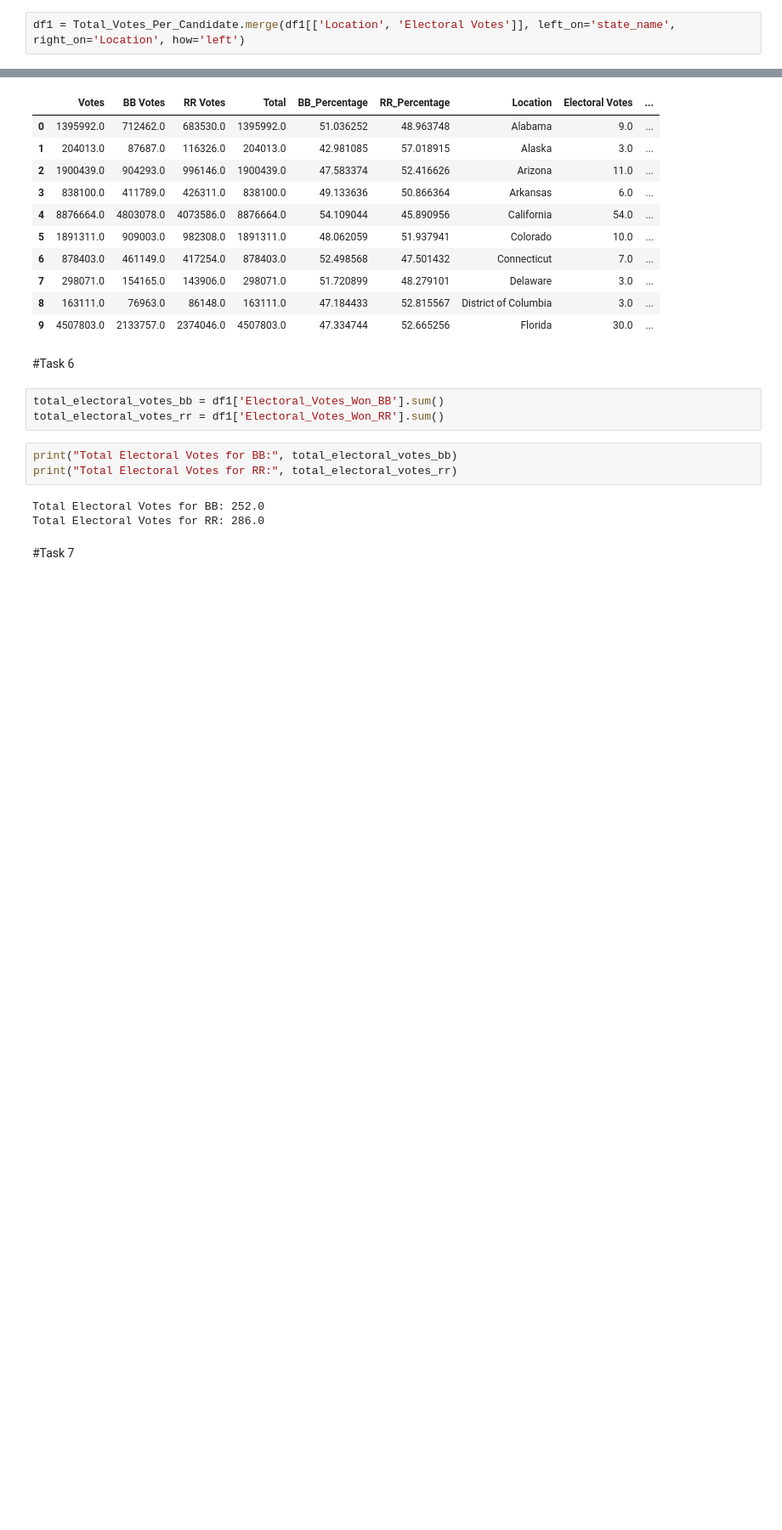
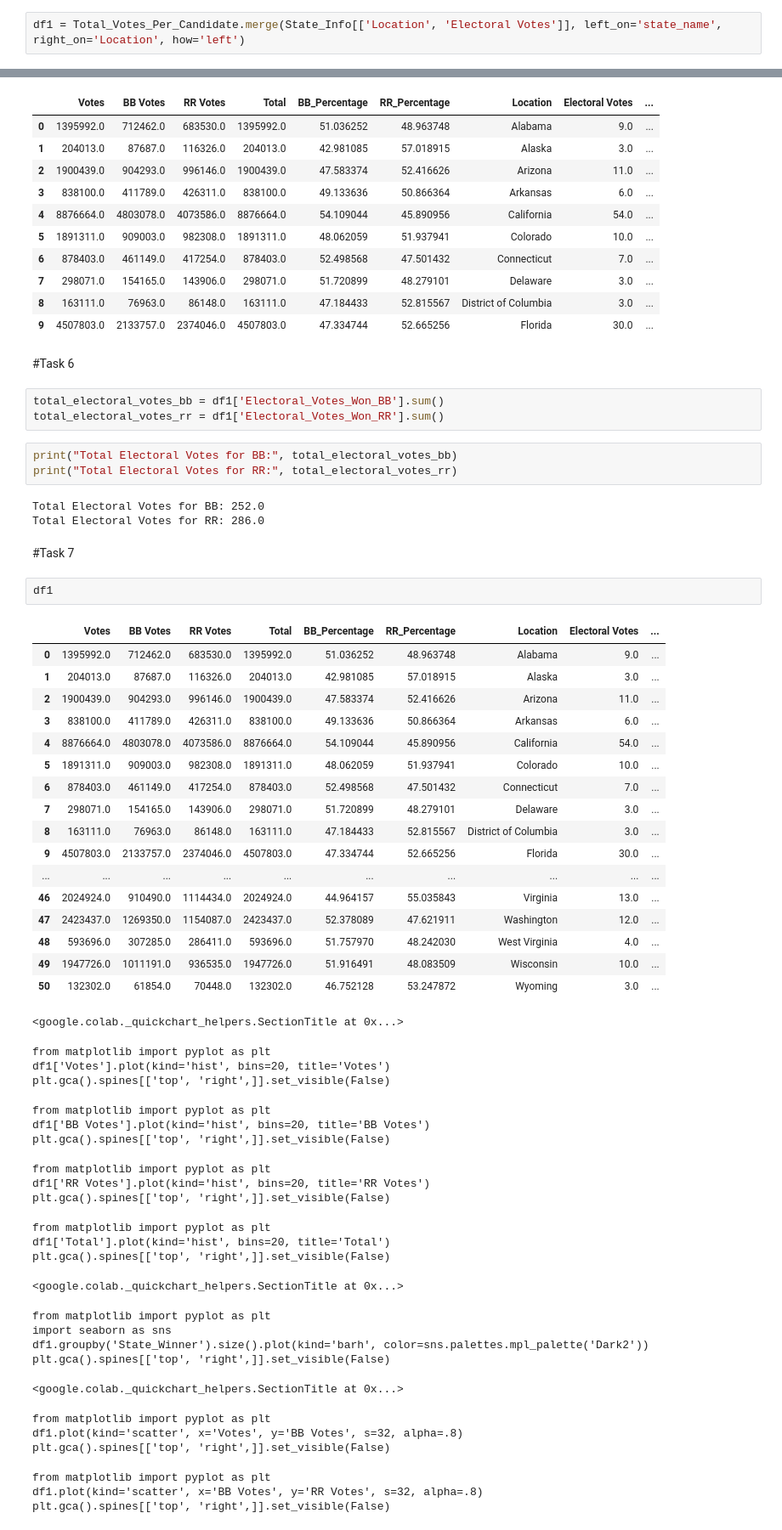
Before and after one commit to winesther23/CMPSC-132-Project-2, a Jupyter notebook: Project_2.ipynb, the cells around one changed output, grey strips where cells are left out. Shown: that part at 85% size. Saved outputs shown, nothing was run; the diff lists cells and outputs as text; blank space fills up the shorter version.

```diff
--- a/Project_2.ipynb
+++ b/Project_2.ipynb
@@ -134,7 +134,7 @@ The candidate with the popular vote is Road Runner with Road Runner Votes at 863
 # %%
 State_Info = pd.read_csv('/content/drive/MyDrive/Datasets/Project_2/State-Info.csv')
 # %%
-df1 = Total_Votes_Per_Candidate.merge(df1[['Location', 'Electoral Votes']], left_on='state_name', right_on='Location', how='left')
+df1 = Total_Votes_Per_Candidate.merge(State_Info[['Location', 'Electoral Votes']], left_on='state_name', right_on='Location', how='left')
 # %%
 df1.head(10)
 # %% [output]
@@ -183,3 +183,48 @@ Total Electoral Votes for BB: 252.0
 Total Electoral Votes for RR: 286.0
 # %% [markdown]
 #Task 7
+# %%
+df1
+# %% [output]
+|  | Votes | BB Votes | RR Votes | Total | BB_Percentage | RR_Percentage | Location | Electoral Votes | ... |
+| 0 | 1395992.0 | 712462.0 | 683530.0 | 1395992.0 | 51.036252 | 48.963748 | Alabama | 9.0 | ... |
+| 1 | 204013.0 | 87687.0 | 116326.0 | 204013.0 | 42.981085 | 57.018915 | Alaska | 3.0 | ... |
+| 2 | 1900439.0 | 904293.0 | 996146.0 | 1900439.0 | 47.583374 | 52.416626 | Arizona | 11.0 | ... |
+| 3 | 838100.0 | 411789.0 | 426311.0 | 838100.0 | 49.133636 | 50.866364 | Arkansas | 6.0 | ... |
+| 4 | 8876664.0 | 4803078.0 | 4073586.0 | 8876664.0 | 54.109044 | 45.890956 | California | 54.0 | ... |
+| 5 | 1891311.0 | 909003.0 | 982308.0 | 1891311.0 | 48.062059 | 51.937941 | Colorado | 10.0 | ... |
+| 6 | 878403.0 | 461149.0 | 417254.0 | 878403.0 | 52.498568 | 47.501432 | Connecticut | 7.0 | ... |
+| 7 | 298071.0 | 154165.0 | 143906.0 | 298071.0 | 51.720899 | 48.279101 | Delaware | 3.0 | ... |
+| 8 | 163111.0 | 76963.0 | 86148.0 | 163111.0 | 47.184433 | 52.815567 | District of Columbia | 3.0 | ... |
+| 9 | 4507803.0 | 2133757.0 | 2374046.0 | 4507803.0 | 47.334744 | 52.665256 | Florida | 30.0 | ... |
+| ... | ... | ... | ... | ... | ... | ... | ... | ... | ... |
+| 46 | 2024924.0 | 910490.0 | 1114434.0 | 2024924.0 | 44.964157 | 55.035843 | Virginia | 13.0 | ... |
+| 47 | 2423437.0 | 1269350.0 | 1154087.0 | 2423437.0 | 52.378089 | 47.621911 | Washington | 12.0 | ... |
+| 48 | 593696.0 | 307285.0 | 286411.0 | 593696.0 | 51.757970 | 48.242030 | West Virginia | 4.0 | ... |
+| 49 | 1947726.0 | 1011191.0 | 936535.0 | 1947726.0 | 51.916491 | 48.083509 | Wisconsin | 10.0 | ... |
+| 50 | 132302.0 | 61854.0 | 70448.0 | 132302.0 | 46.752128 | 53.247872 | Wyoming | 3.0 | ... |
+<google.colab._quickchart_helpers.SectionTitle at 0x...>
+from matplotlib import pyplot as plt
+df1['Votes'].plot(kind='hist', bins=20, title='Votes')
+plt.gca().spines[['top', 'right',]].set_visible(False)
+from matplotlib import pyplot as plt
+df1['BB Votes'].plot(kind='hist', bins=20, title='BB Votes')
+plt.gca().spines[['top', 'right',]].set_visible(False)
+from matplotlib import pyplot as plt
+df1['RR Votes'].plot(kind='hist', bins=20, title='RR Votes')
+plt.gca().spines[['top', 'right',]].set_visible(False)
+from matplotlib import pyplot as plt
+df1['Total'].plot(kind='hist', bins=20, title='Total')
+plt.gca().spines[['top', 'right',]].set_visible(False)
+<google.colab._quickchart_helpers.SectionTitle at 0x...>
+from matplotlib import pyplot as plt
+import seaborn as sns
+df1.groupby('State_Winner').size().plot(kind='barh', color=sns.palettes.mpl_palette('Dark2'))
+plt.gca().spines[['top', 'right',]].set_visible(False)
+<google.colab._quickchart_helpers.SectionTitle at 0x...>
+from matplotlib import pyplot as plt
+df1.plot(kind='scatter', x='Votes', y='BB Votes', s=32, alpha=.8)
+plt.gca().spines[['top', 'right',]].set_visible(False)
+from matplotlib import pyplot as plt
+df1.plot(kind='scatter', x='BB Votes', y='RR Votes', s=32, alpha=.8)
+plt.gca().spines[['top', 'right',]].set_visible(False)
```
Also changed, not shown: parts of 3 cells of this notebook.
